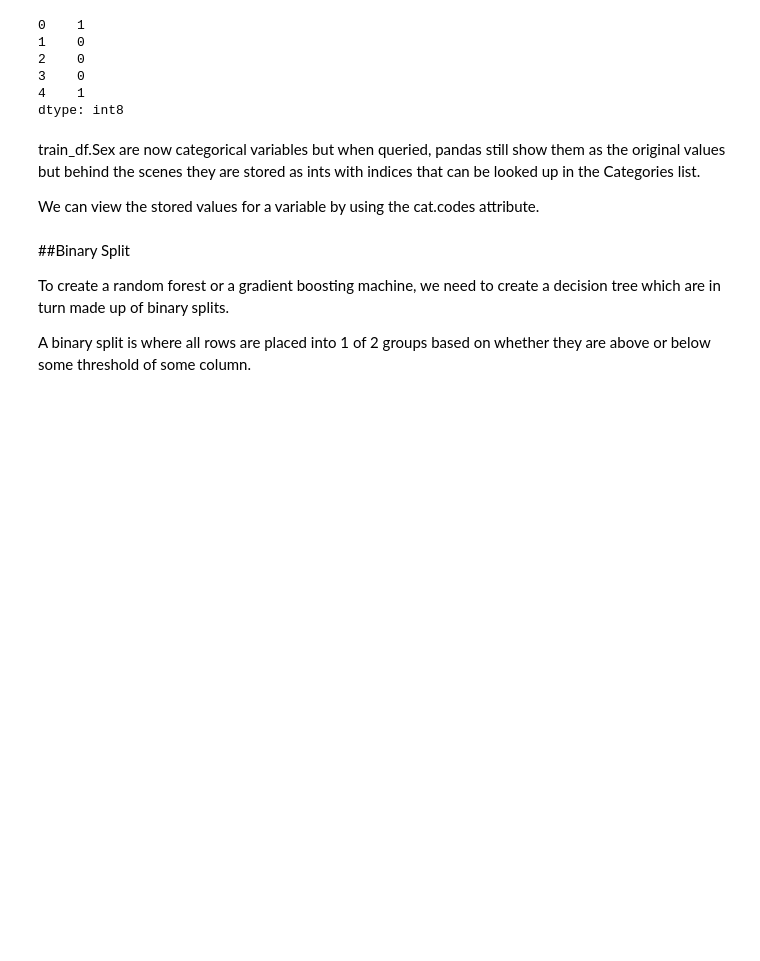
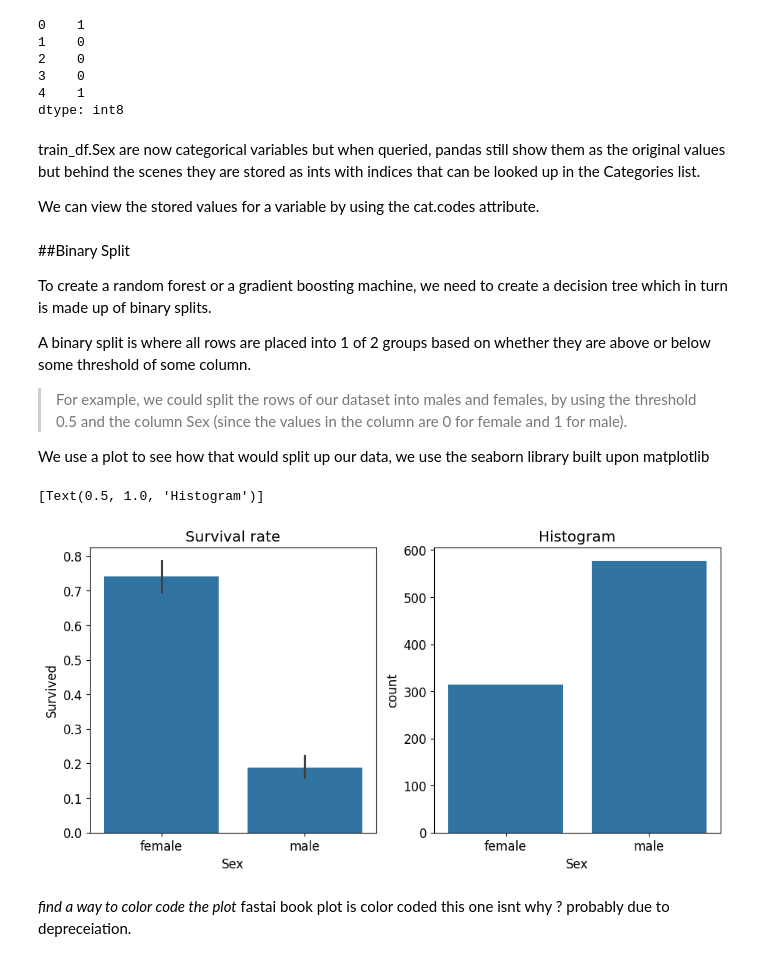
Before and after one commit to rubanzasilva/random_forest_basics, a Jupyter notebook: random_forests_basics.ipynb, the cells around one changed output. Drawn from its saved outputs; the diff is of its cells as text; code cells hidden in the pictures; blank space fills up the shorter version.

```diff
--- a/random_forests_basics.ipynb
+++ b/random_forests_basics.ipynb
@@ -121,6 +125,21 @@ We can view the stored values for a variable by using the cat.codes attribute.
 # %% [markdown]
 ##Binary Split
 
-To create a random forest or a gradient boosting machine, we need to create a decision tree which are in turn made up of binary splits.
+To create a random forest or a gradient boosting machine, we need to create a decision tree which in turn is made up of binary splits.
 
 A binary split is where all rows are placed into 1 of 2 groups based on whether they are above or below some threshold of some column.
+
+> For example, we could split the rows of our dataset into males and females, by using the threshold 0.5 and the column Sex (since the values in the column are 0 for female and 1 for male).
+
+We use a plot to see how that would split up our data, we use the seaborn library built upon matplotlib
+# %%
+fig, axs = plt.subplots(1,2, figsize=(11,5))
+sns.barplot(data=train_df, y=dep, x="Sex", ax=axs[0]).set(title="Survival rate")
+sns.countplot(data=train_df, x="Sex", ax=axs[1]).set(title="Histogram")
+# %% [output]
+[Text(0.5, 1.0, 'Histogram')]
+[figure, added]
+# %% [markdown]
+*find a way to color code the plot*
+fastai book plot is color coded this one isnt why ?
+probably due to depreceiation.
```
Also changed, not shown: parts of 17 cells of this notebook.
